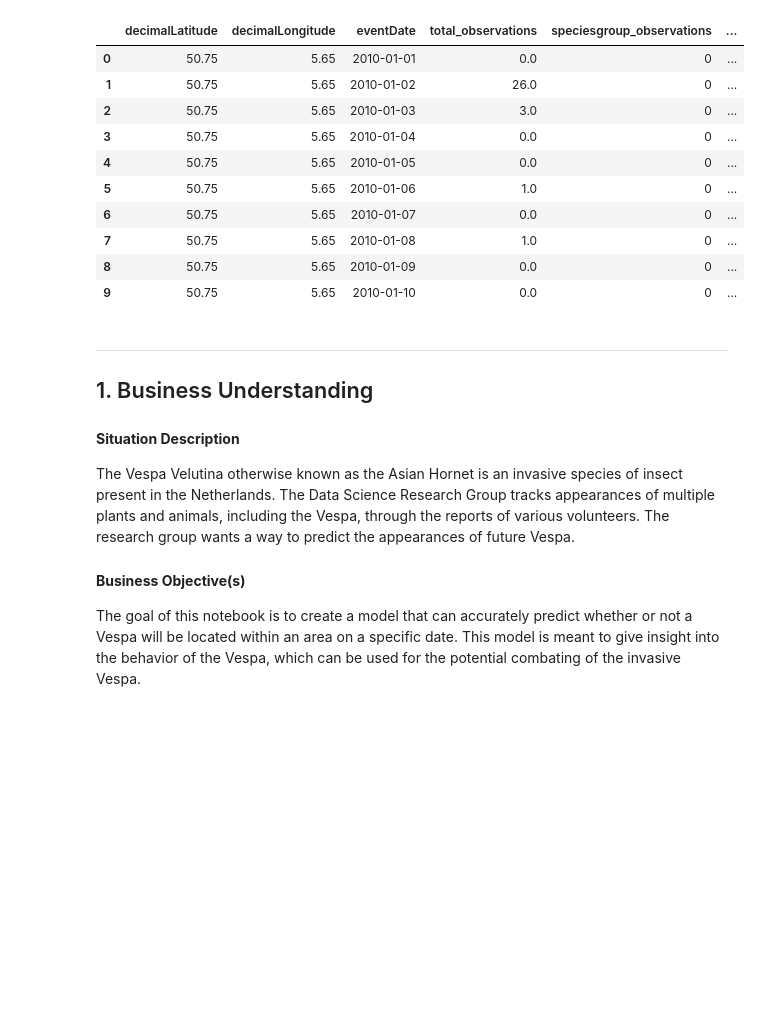
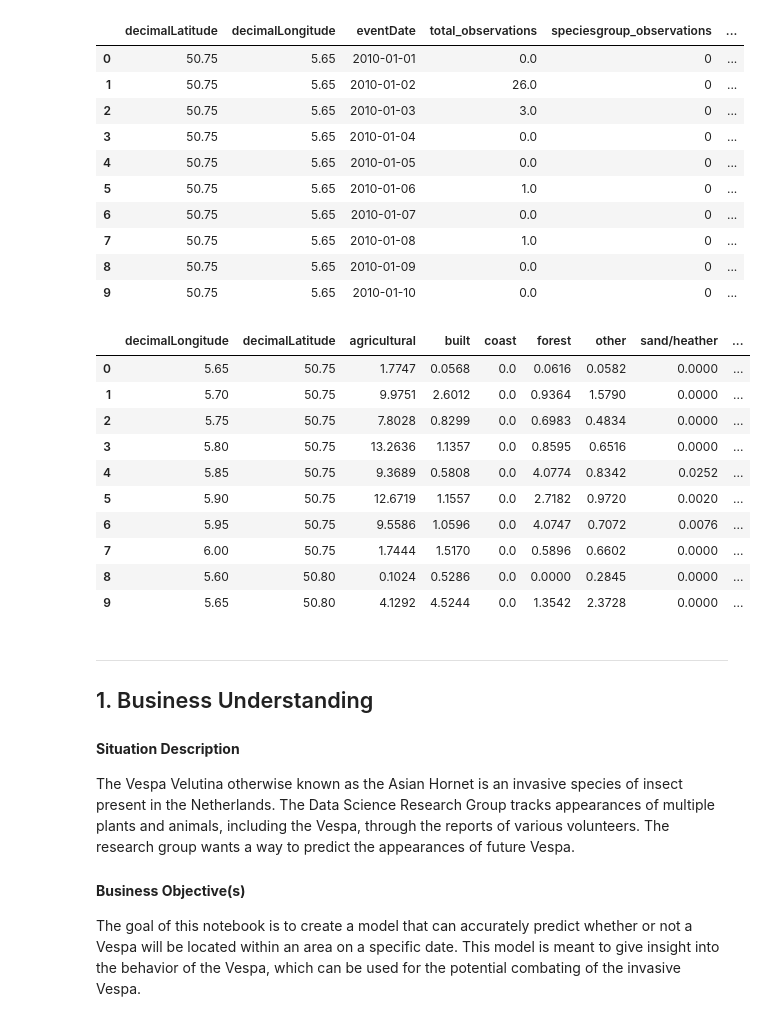
Before and after one commit to SidneyFel/DSAI-, a Jupyter notebook: AsianHornet.ipynb, the cells around one changed output. Cells and saved outputs as stored; diff of their text form; code cells hidden in the pictures; blank space fills up the shorter version.

```diff
--- a/AsianHornet.ipynb
+++ b/AsianHornet.ipynb
@@ -23,6 +23,21 @@ df.head(10)
 | 7 | 50.75 | 5.65 | 2010-01-08 | 1.0 | 0 | ... |
 | 8 | 50.75 | 5.65 | 2010-01-09 | 0.0 | 0 | ... |
 | 9 | 50.75 | 5.65 | 2010-01-10 | 0.0 | 0 | ... |
+# %%
+df2 = pd.read_csv('Data/habitats_cbs_2022.csv')
+df2.head(10)
+# %% [output]
+|  | decimalLongitude | decimalLatitude | agricultural | built | coast | forest | other | sand/heather | ... |
+| 0 | 5.65 | 50.75 | 1.7747 | 0.0568 | 0.0 | 0.0616 | 0.0582 | 0.0000 | ... |
+| 1 | 5.70 | 50.75 | 9.9751 | 2.6012 | 0.0 | 0.9364 | 1.5790 | 0.0000 | ... |
+| 2 | 5.75 | 50.75 | 7.8028 | 0.8299 | 0.0 | 0.6983 | 0.4834 | 0.0000 | ... |
+| 3 | 5.80 | 50.75 | 13.2636 | 1.1357 | 0.0 | 0.8595 | 0.6516 | 0.0000 | ... |
+| 4 | 5.85 | 50.75 | 9.3689 | 0.5808 | 0.0 | 4.0774 | 0.8342 | 0.0252 | ... |
+| 5 | 5.90 | 50.75 | 12.6719 | 1.1557 | 0.0 | 2.7182 | 0.9720 | 0.0020 | ... |
+| 6 | 5.95 | 50.75 | 9.5586 | 1.0596 | 0.0 | 4.0747 | 0.7072 | 0.0076 | ... |
+| 7 | 6.00 | 50.75 | 1.7444 | 1.5170 | 0.0 | 0.5896 | 0.6602 | 0.0000 | ... |
+| 8 | 5.60 | 50.80 | 0.1024 | 0.5286 | 0.0 | 0.0000 | 0.2845 | 0.0000 | ... |
+| 9 | 5.65 | 50.80 | 4.1292 | 4.5244 | 0.0 | 1.3542 | 2.3728 | 0.0000 | ... |
 # %% [markdown]
 ---
 
```
Also changed, not shown: parts of 7 cells of this notebook.
